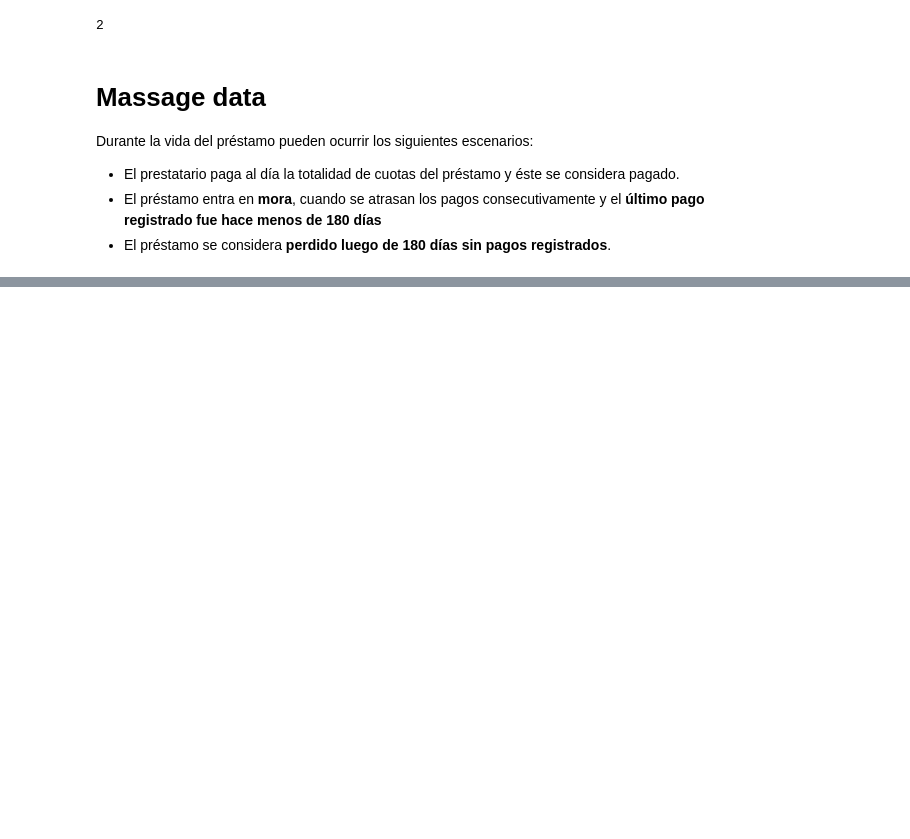
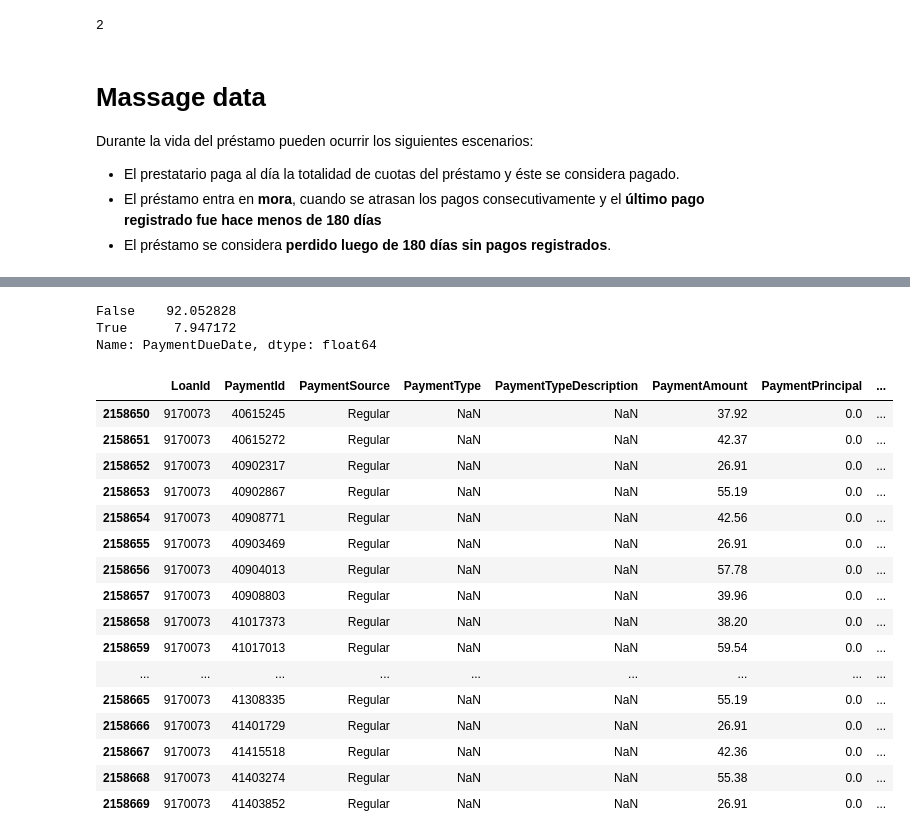
Before and after one commit to CrossNox/metadata-hopp, a Jupyter notebook: Develop.ipynb, the cells around one changed output, grey strips where cells are left out. Cells and saved outputs as stored; diff of their text form; code cells hidden in the pictures; blank space fills up the shorter version.

```diff
--- a/Develop.ipynb
+++ b/Develop.ipynb
@@ -4,6 +4,8 @@ from datetime import datetime, date
 import numpy as np
 from matplotlib import pyplot as plt
 import seaborn as sns; sns.set()
+
+pd.options.display.max_rows = 20
 # %% [markdown]
 # Load and analyze data
 # %% [markdown]
@@ -319,0 +390,29 @@ df_orig.head()
+# %%
+df_payments.PaymentDueDate.isna().value_counts(normalize=True) * 100.
+# %% [output]
+False    92.052828
+True      7.947172
+Name: PaymentDueDate, dtype: float64
+# %%
+example = df_payments[df_payments.LoanId.isin(
+    df_payments[df_payments.PaymentDueDate.notna()].LoanId.value_counts().head(20).sample().index
+)]
+example.sort_values("PaymentDueDate").head(20)
+# %% [output]
+|  | LoanId | PaymentId | PaymentSource | PaymentType | PaymentTypeDescription | PaymentAmount | PaymentPrincipal | ... |
+| 2158650 | 9170073 | 40615245 | Regular | NaN | NaN | 37.92 | 0.0 | ... |
+| 2158651 | 9170073 | 40615272 | Regular | NaN | NaN | 42.37 | 0.0 | ... |
+| 2158652 | 9170073 | 40902317 | Regular | NaN | NaN | 26.91 | 0.0 | ... |
+| 2158653 | 9170073 | 40902867 | Regular | NaN | NaN | 55.19 | 0.0 | ... |
+| 2158654 | 9170073 | 40908771 | Regular | NaN | NaN | 42.56 | 0.0 | ... |
+| 2158655 | 9170073 | 40903469 | Regular | NaN | NaN | 26.91 | 0.0 | ... |
+| 2158656 | 9170073 | 40904013 | Regular | NaN | NaN | 57.78 | 0.0 | ... |
+| 2158657 | 9170073 | 40908803 | Regular | NaN | NaN | 39.96 | 0.0 | ... |
+| 2158658 | 9170073 | 41017373 | Regular | NaN | NaN | 38.20 | 0.0 | ... |
+| 2158659 | 9170073 | 41017013 | Regular | NaN | NaN | 59.54 | 0.0 | ... |
+| ... | ... | ... | ... | ... | ... | ... | ... | ... |
+| 2158665 | 9170073 | 41308335 | Regular | NaN | NaN | 55.19 | 0.0 | ... |
+| 2158666 | 9170073 | 41401729 | Regular | NaN | NaN | 26.91 | 0.0 | ... |
+| 2158667 | 9170073 | 41415518 | Regular | NaN | NaN | 42.36 | 0.0 | ... |
+| 2158668 | 9170073 | 41403274 | Regular | NaN | NaN | 55.38 | 0.0 | ... |
+| 2158669 | 9170073 | 41403852 | Regular | NaN | NaN | 26.91 | 0.0 | ... |
```
Also changed, not shown: parts of 15 cells of this notebook.
